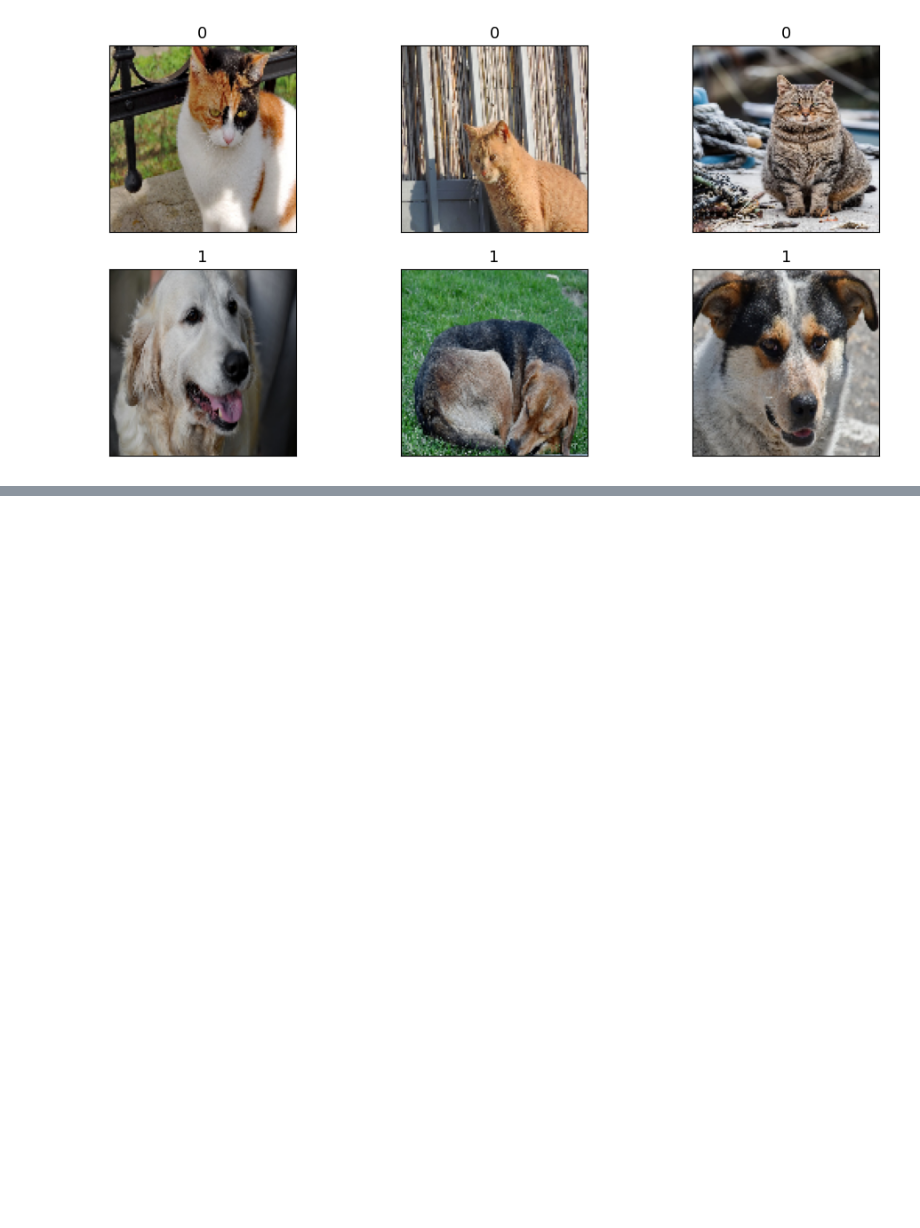
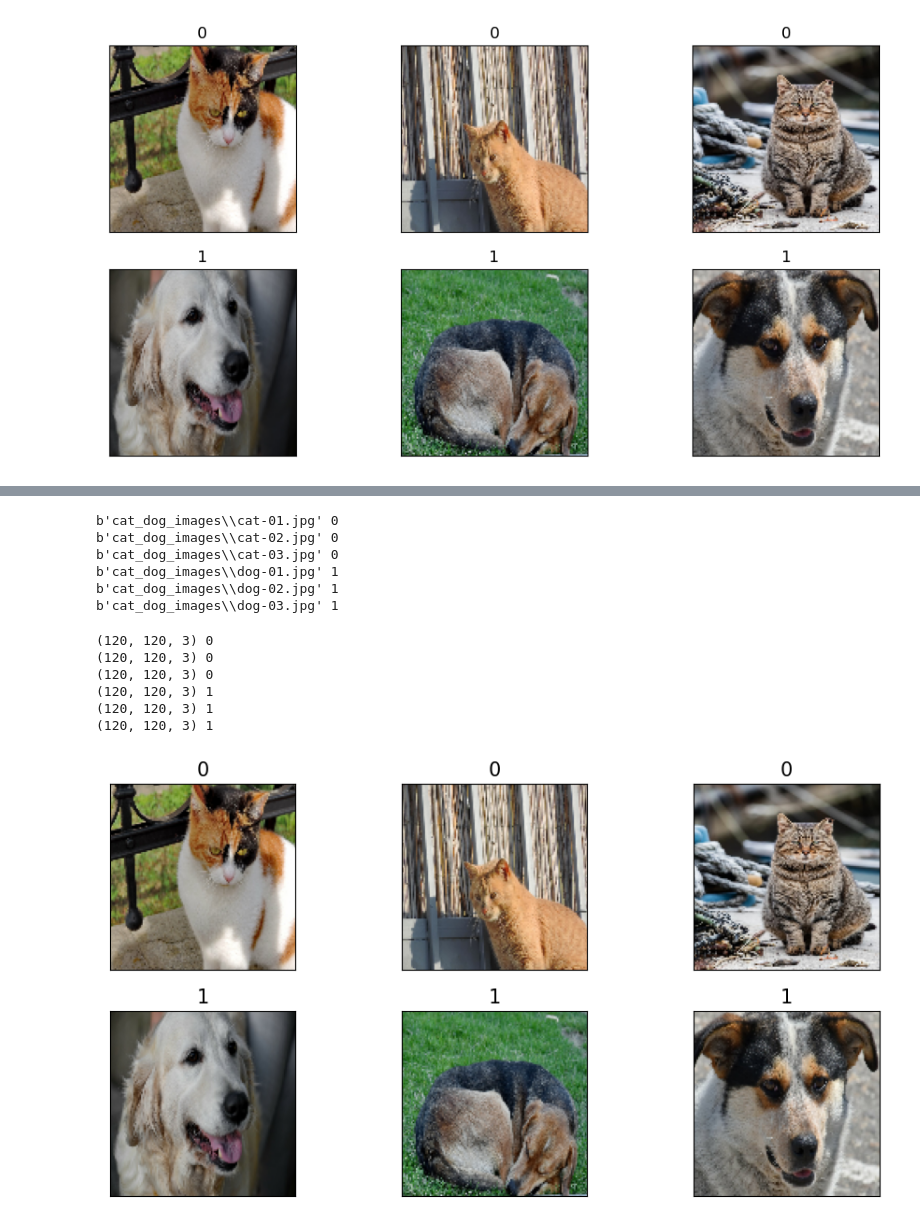
Before and after one commit to MarioRasconMerinoML/Machine_Learning, a Jupyter notebook: Tensors in Numpy_Pytorch_Tensorflow/Creating_a_Dataset_in_Pytorch_Tensorflow_from_Disk.ipynb, the cells around one changed output, grey strips where cells are left out. Saved outputs shown, nothing was run; the diff lists cells and outputs as text; code cells hidden in the pictures; blank space fills up the shorter version.

```diff
--- a/Tensors in Numpy_Pytorch_Tensorflow/Creating_a_Dataset_in_Pytorch_Tensorflow_from_Disk.ipynb
+++ b/Tensors in Numpy_Pytorch_Tensorflow/Creating_a_Dataset_in_Pytorch_Tensorflow_from_Disk.ipynb
@@ -119,6 +126,8 @@ class ImageDataset(Dataset):
     A custom Dataset class must contain the following methods to be used in the dataloader
     __init__()
     __getitem__() to return the corresponding sample to the given index
+
+    We add the transform / preprocessing steps into the class
     '''
 
     def __init__(self, files_list, labels_list, transform = None):
@@ -164,0 +169,25 @@ tf.Tensor([4 5 6], shape=(3,), dtype=int32)
+# %%
+# The process in Tensorflow is quite similar to that one in Pytorch
+
+# Instead of creating the ImageDataset Class, the method from_tensor_slices provides the pair
+
+tf_files_labels = tf.data.Dataset.from_tensor_slices(
+    (images_list, labels))
+
+for item in tf_files_labels:
+    print(item[0].numpy(), item[1].numpy())
+# %% [output]
+b'cat_dog_images\\cat-01.jpg' 0
+b'cat_dog_images\\cat-02.jpg' 0
+b'cat_dog_images\\cat-03.jpg' 0
+b'cat_dog_images\\dog-01.jpg' 1
+b'cat_dog_images\\dog-02.jpg' 1
+b'cat_dog_images\\dog-03.jpg' 1
+# %%
+def load_and_preprocess(path, label):
+    image = tf.io.read_file(path)
+    image = tf.image.decode_jpeg(image, channels=3)
+    image = tf.image.resize(image, [im_height, im_width])
+    image /= 255.0
+
+    return image, label
@@ -164,0 +207,25 @@ tf.Tensor([4 5 6], shape=(3,), dtype=int32)
+# %%
+im_height, im_width = 120, 120
+
+tf_images_labels = tf_files_labels.map(load_and_preprocess)
+
+fig = plt.figure(figsize=(10, 5))
+for i,example in enumerate(tf_images_labels):
+    print(example[0].shape, example[1].numpy())
+    ax = fig.add_subplot(2, 3, i+1)
+    ax.set_xticks([]); ax.set_yticks([])
+    ax.imshow(example[0])
+    ax.set_title('{}'.format(example[1].numpy()),
+                 size=15)
+
+plt.tight_layout()
+#plt.savefig('ch13-catdog-dataset.pdf')
+plt.show()
+# %% [output]
+(120, 120, 3) 0
+(120, 120, 3) 0
+(120, 120, 3) 0
+(120, 120, 3) 1
+(120, 120, 3) 1
+(120, 120, 3) 1
+[figure, added]
```
Also changed, not shown: parts of 8 cells of this notebook.
